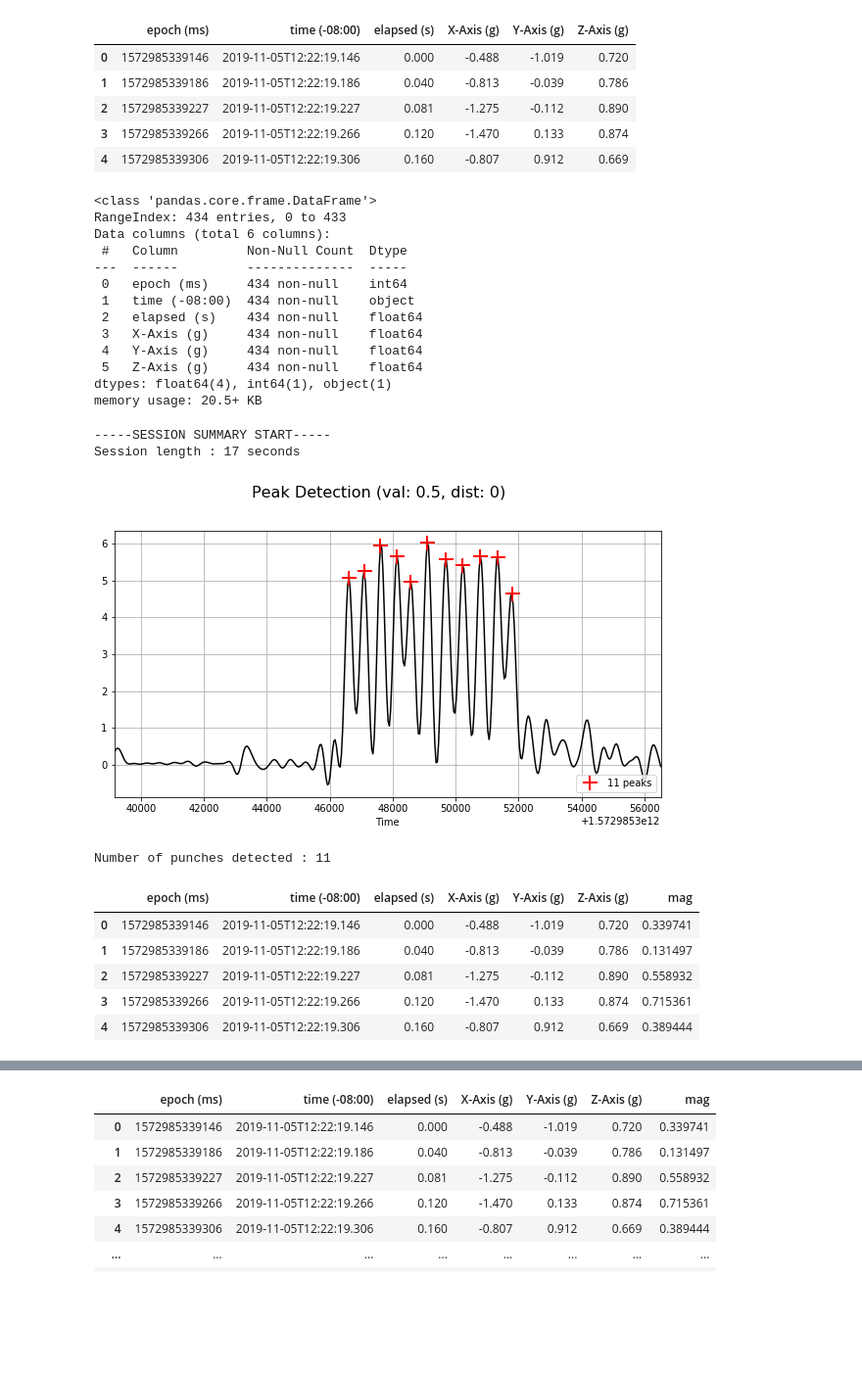
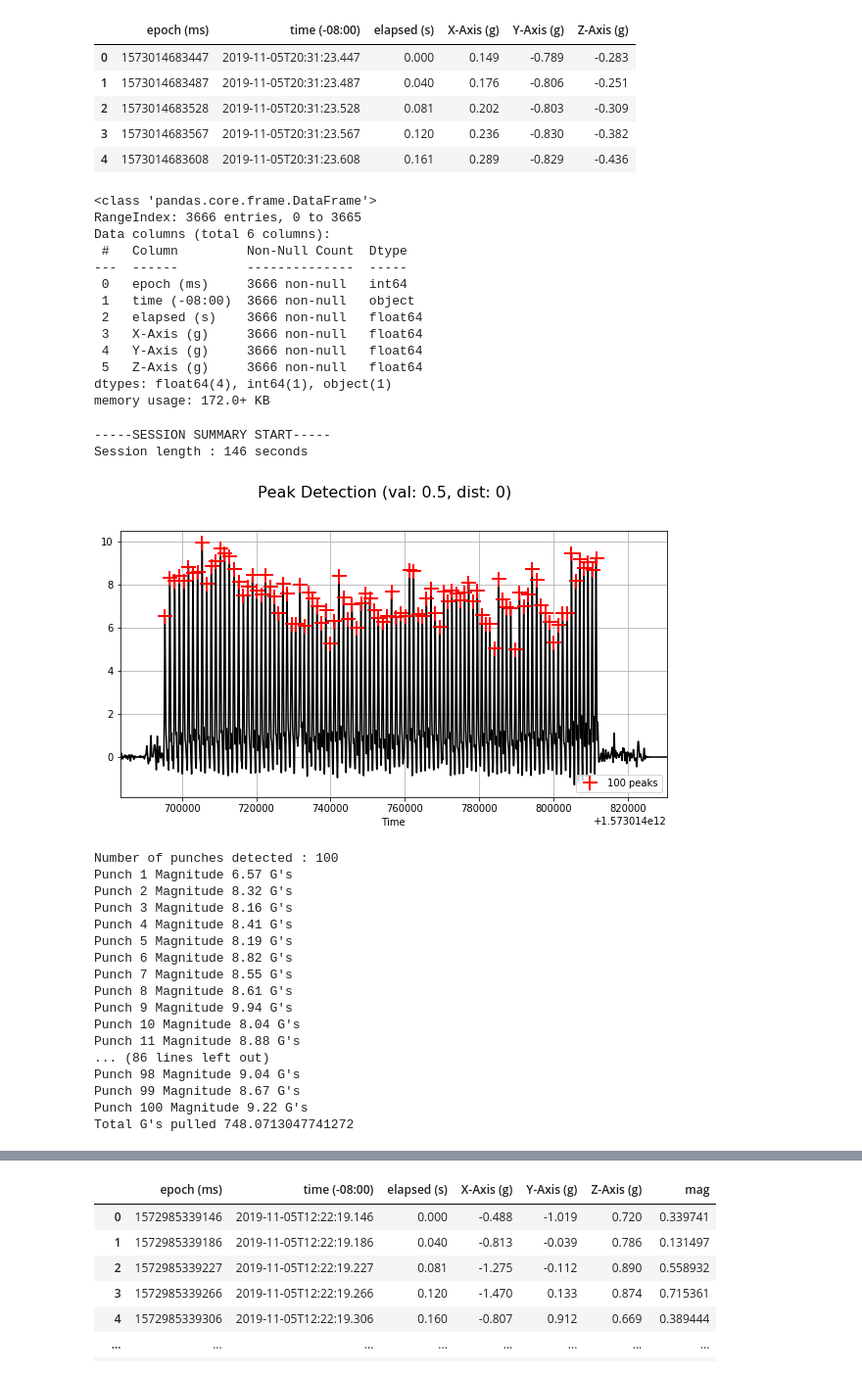
Before and after one commit to mdhwang/sensor_test, a Jupyter notebook: test.ipynb, the cells around one changed output, grey strips where cells are left out. Shown at 98% size. Saved outputs shown, nothing was run; the diff lists cells and outputs as text; code cells hidden in the pictures; blank space fills up the shorter version.

```diff
--- a/test.ipynb
+++ b/test.ipynb
@@ -4,32 +4,32 @@ import sensormotion as sm
 import seaborn as sb
 import numpy as np
 # %%
-accel = pd.read_csv('data/accel.csv')
+accel = pd.read_csv('data/100LHaccel.csv')
 # %%
 accel.head()
 # %% [output]
 |  | epoch (ms) | time (-08:00) | elapsed (s) | X-Axis (g) | Y-Axis (g) | Z-Axis (g) |
-| 0 | 1572985339146 | 2019-11-05T12:22:19.146 | 0.000 | -0.488 | -1.019 | 0.720 |
-| 1 | 1572985339186 | 2019-11-05T12:22:19.186 | 0.040 | -0.813 | -0.039 | 0.786 |
-| 2 | 1572985339227 | 2019-11-05T12:22:19.227 | 0.081 | -1.275 | -0.112 | 0.890 |
-| 3 | 1572985339266 | 2019-11-05T12:22:19.266 | 0.120 | -1.470 | 0.133 | 0.874 |
-| 4 | 1572985339306 | 2019-11-05T12:22:19.306 | 0.160 | -0.807 | 0.912 | 0.669 |
+| 0 | 1573014683447 | 2019-11-05T20:31:23.447 | 0.000 | 0.149 | -0.789 | -0.283 |
+| 1 | 1573014683487 | 2019-11-05T20:31:23.487 | 0.040 | 0.176 | -0.806 | -0.251 |
+| 2 | 1573014683528 | 2019-11-05T20:31:23.528 | 0.081 | 0.202 | -0.803 | -0.309 |
+| 3 | 1573014683567 | 2019-11-05T20:31:23.567 | 0.120 | 0.236 | -0.830 | -0.382 |
+| 4 | 1573014683608 | 2019-11-05T20:31:23.608 | 0.161 | 0.289 | -0.829 | -0.436 |
 # %%
 accel.info()
 # %% [output]
 <class 'pandas.core.frame.DataFrame'>
-RangeIndex: 434 entries, 0 to 433
+RangeIndex: 3666 entries, 0 to 3665
 Data columns (total 6 columns):
  #   Column         Non-Null Count  Dtype
 ---  ------         --------------  -----
- 0   epoch (ms)     434 non-null    int64
- 1   time (-08:00)  434 non-null    object
- 2   elapsed (s)    434 non-null    float64
- 3   X-Axis (g)     434 non-null    float64
- 4   Y-Axis (g)     434 non-null    float64
- 5   Z-Axis (g)     434 non-null    float64
+ 0   epoch (ms)     3666 non-null   int64
+ 1   time (-08:00)  3666 non-null   object
+ 2   elapsed (s)    3666 non-null   float64
+ 3   X-Axis (g)     3666 non-null   float64
+ 4   Y-Axis (g)     3666 non-null   float64
+ 5   Z-Axis (g)     3666 non-null   float64
 dtypes: float64(4), int64(1), object(1)
-memory usage: 20.5+ KB
+memory usage: 172.0+ KB
 # %%
 def filter_data(x):
     b, a = sm.signal.build_filter(frequency = 10,
@@ -54,23 +54,31 @@ def summarize_data(accel):
                                              min_val=0.5, min_dist=0,
                                              plot=True)
     print("Number of punches detected : {}".format(len(peak_values)))
-    for each in peak_values:
-        print()
+    for i, each in enumerate(peak_values):
+        print("Punch {} Magnitude {} G's".format(i + 1,round(each,2)))
+    print("Total G's pulled {}".format(np.sum(peak_values)))
 
     return peak_times, peak_values
 # %%
-a = summarize_data(accel)
+peak_times, peak_values = summarize_data(accel)
 # %% [output]
 -----SESSION SUMMARY START-----
-Session length : 17 seconds
+Session length : 146 seconds
-[figure, old version]
+[figure, new version]
-Number of punches detected : 11
+Number of punches detected : 100
+Punch 1 Magnitude 6.57 G's
+Punch 2 Magnitude 8.32 G's
+Punch 3 Magnitude 8.16 G's
+Punch 4 Magnitude 8.41 G's
+Punch 5 Magnitude 8.19 G's
+Punch 6 Magnitude 8.82 G's
+Punch 7 Magnitude 8.55 G's
+Punch 8 Magnitude 8.61 G's
+Punch 9 Magnitude 9.94 G's
+Punch 10 Magnitude 8.04 G's
+Punch 11 Magnitude 8.88 G's
+... (86 lines left out)
+Punch 98 Magnitude 9.04 G's
+Punch 99 Magnitude 8.67 G's
+Punch 100 Magnitude 9.22 G's
+Total G's pulled 748.0713047741272
-# %%
-a.head()
-# %% [output]
-|  | epoch (ms) | time (-08:00) | elapsed (s) | X-Axis (g) | Y-Axis (g) | Z-Axis (g) | mag |
-| 0 | 1572985339146 | 2019-11-05T12:22:19.146 | 0.000 | -0.488 | -1.019 | 0.720 | 0.339741 |
-| 1 | 1572985339186 | 2019-11-05T12:22:19.186 | 0.040 | -0.813 | -0.039 | 0.786 | 0.131497 |
-| 2 | 1572985339227 | 2019-11-05T12:22:19.227 | 0.081 | -1.275 | -0.112 | 0.890 | 0.558932 |
-| 3 | 1572985339266 | 2019-11-05T12:22:19.266 | 0.120 | -1.470 | 0.133 | 0.874 | 0.715361 |
-| 4 | 1572985339306 | 2019-11-05T12:22:19.306 | 0.160 | -0.807 | 0.912 | 0.669 | 0.389444 |
```
Also changed, not shown: parts of 1 cell of this notebook, 6 other files.
